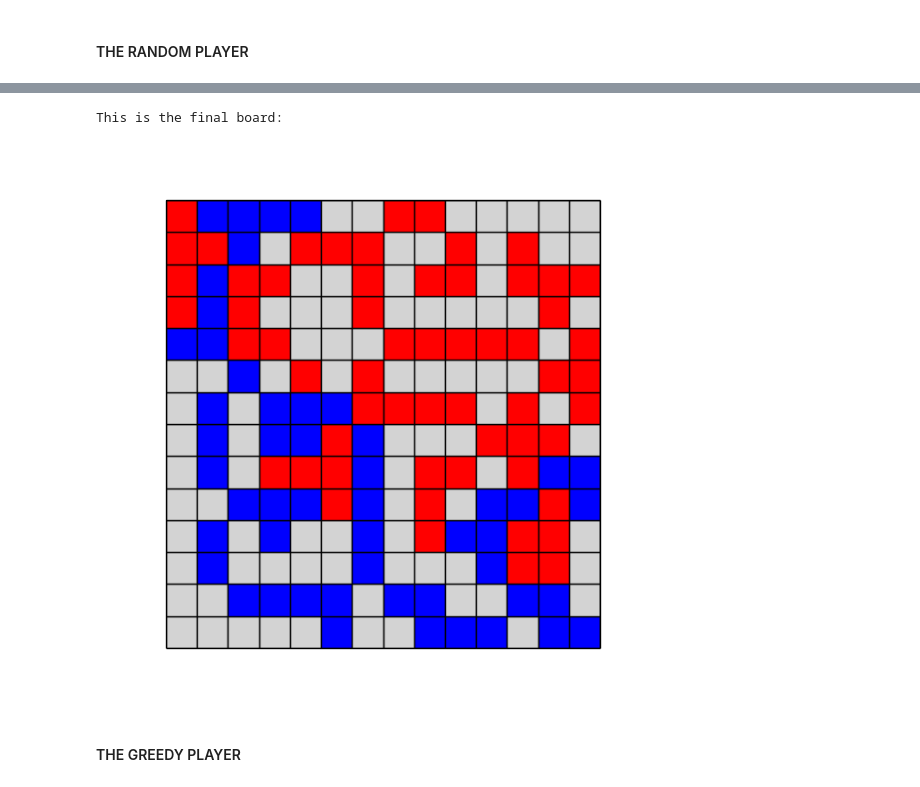
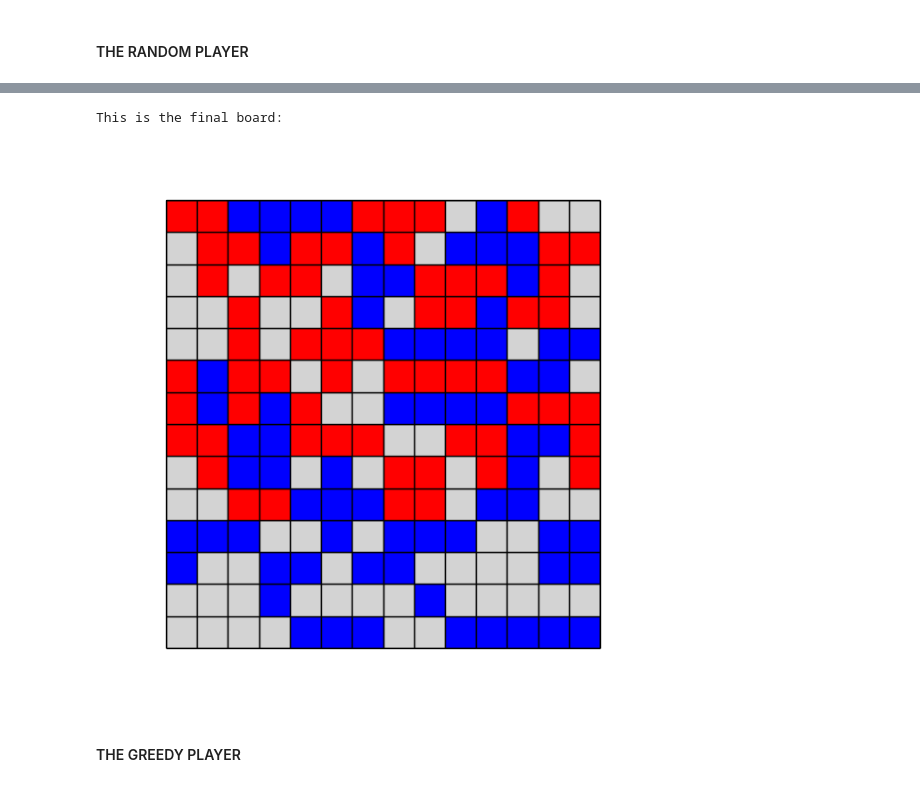
Before and after one commit to yuanjiang/blokus_solver, a Jupyter notebook: Blokus Solver.ipynb, the cells around one changed output, grey strips where cells are left out. Cells and saved outputs as stored; diff of their text form; code cells hidden in the pictures.

```diff
--- a/Blokus Solver.ipynb
+++ b/Blokus Solver.ipynb
@@ -1033,11 +1033,11 @@ Beatrix : 65
 # %%
 print "This is the final board:"
 print
 
-Image(filename='Random_Game/random27.png')
+Image(filename='Random_v_Random/random34.png')
 # %% [output]
 This is the final board:
-[figure, old version]
+[figure, new version]
 # %% [markdown]
 #### THE GREEDY PLAYER
 # %%
```
Also changed, not shown: parts of 6 cells of this notebook.
